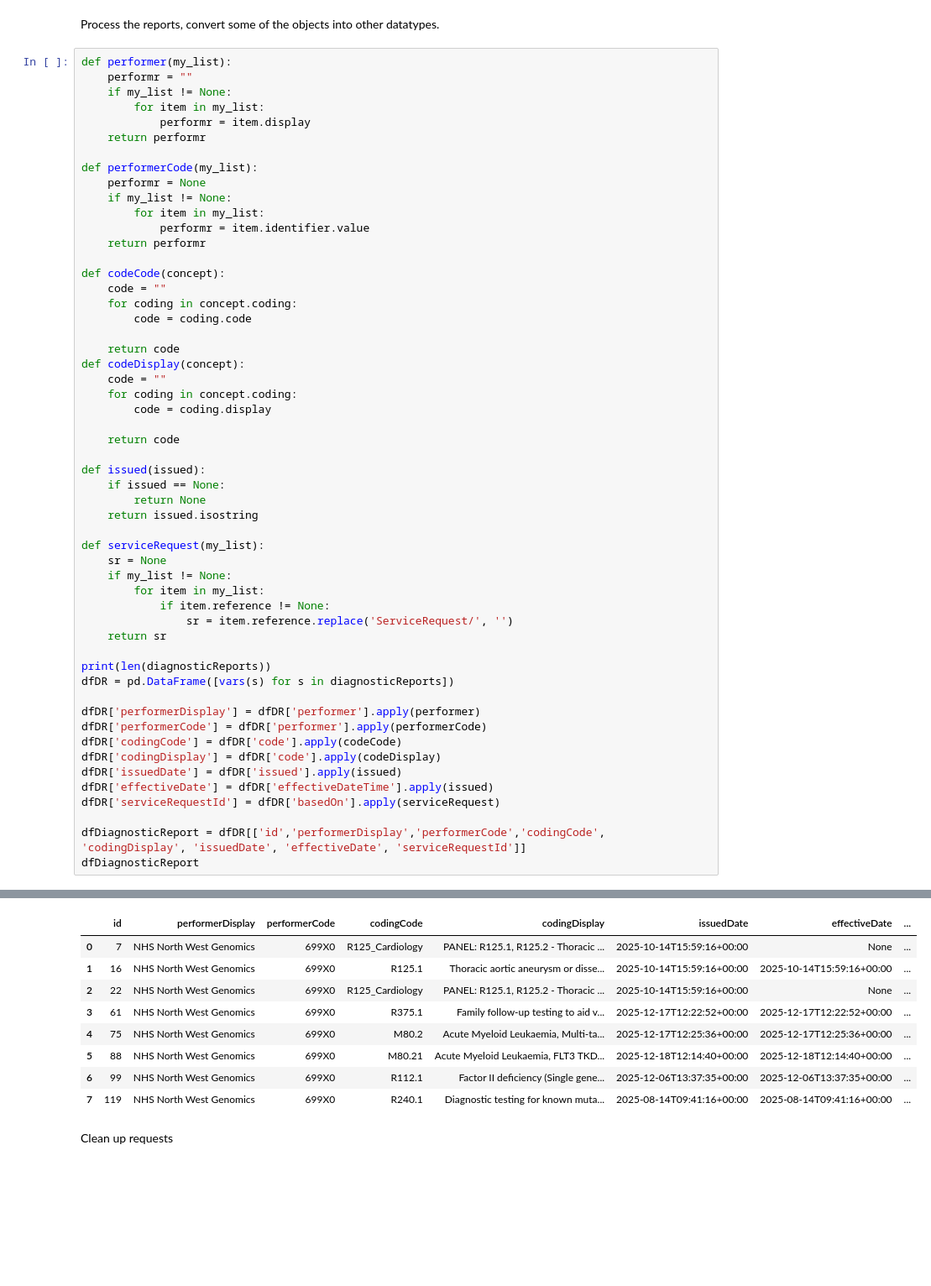
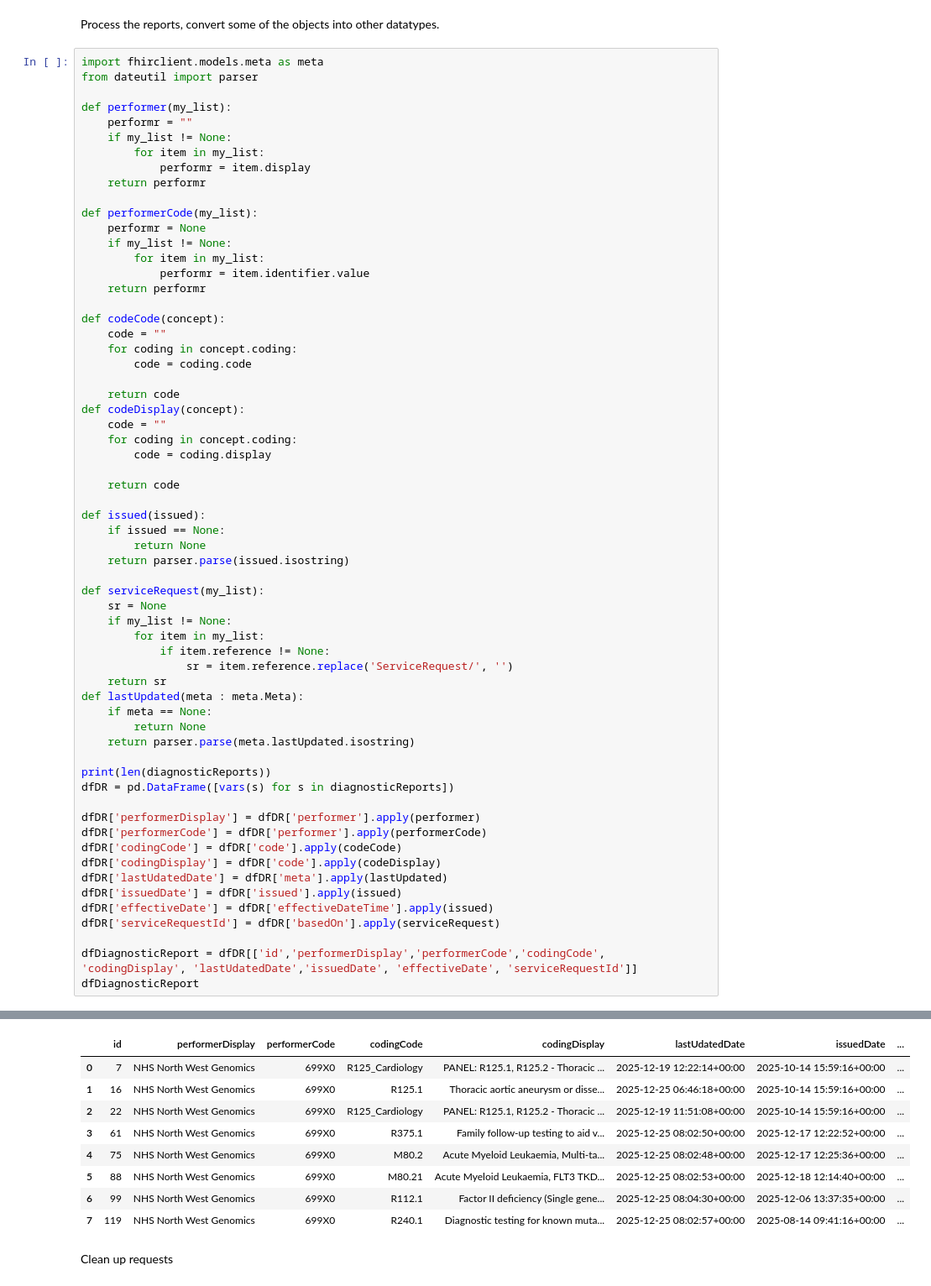
Before and after one commit to nw-gmsa/FHIR-REST-and-SQL-Examples, a Jupyter notebook: jupyter/Notebooks/HelloWorldREST.ipynb, the cells around one changed output, grey strips where cells are left out. Shown at 84% size. Saved outputs shown, nothing was run; the diff lists cells and outputs as text; blank space fills up the shorter version.

```diff
--- a/jupyter/Notebooks/HelloWorldREST.ipynb
+++ b/jupyter/Notebooks/HelloWorldREST.ipynb
@@ -167,6 +168,9 @@ Process the diaganostic reports
 # %% [markdown]
 Process the reports, convert some of the objects into other datatypes.
 # %%
+import fhirclient.models.meta as meta
+from dateutil import parser
+
 def performer(my_list):
     performr = ""
     if my_list != None:
@@ -193,44 +197,49 @@ def codeDisplay(concept):
         code = coding.display
 
     return code
 
 def issued(issued):
     if issued == None:
         return None
-    return issued.isostring
+    return parser.parse(issued.isostring)
 
 def serviceRequest(my_list):
     sr = None
     if my_list != None:
         for item in my_list:
             if item.reference != None:
                 sr = item.reference.replace('ServiceRequest/', '')
     return sr
+def lastUpdated(meta : meta.Meta):
+    if meta == None:
+        return None
+    return parser.parse(meta.lastUpdated.isostring)
 
 print(len(diagnosticReports))
 dfDR = pd.DataFrame([vars(s) for s in diagnosticReports])
 
 dfDR['performerDisplay'] = dfDR['performer'].apply(performer)
 dfDR['performerCode'] = dfDR['performer'].apply(performerCode)
 dfDR['codingCode'] = dfDR['code'].apply(codeCode)
 dfDR['codingDisplay'] = dfDR['code'].apply(codeDisplay)
+dfDR['lastUdatedDate'] = dfDR['meta'].apply(lastUpdated)
 dfDR['issuedDate'] = dfDR['issued'].apply(issued)
 dfDR['effectiveDate'] = dfDR['effectiveDateTime'].apply(issued)
 dfDR['serviceRequestId'] = dfDR['basedOn'].apply(serviceRequest)
 
-dfDiagnosticReport = dfDR[['id','performerDisplay','performerCode','codingCode', 'codingDisplay', 'issuedDate', 'effectiveDate', 'serviceRequestId']]
+dfDiagnosticReport = dfDR[['id','performerDisplay','performerCode','codingCode', 'codingDisplay', 'lastUdatedDate','issuedDate', 'effectiveDate', 'serviceRequestId']]
 dfDiagnosticReport
 # %% [output]
 8
-|  | id | performerDisplay | performerCode | codingCode | codingDisplay | issuedDate | effectiveDate | ... |
-| 0 | 7 | NHS North West Genomics | 699X0 | R125_Cardiology | PANEL: R125.1, R125.2 - Thoracic ... | 2025-10-14T15:59:16+00:00 | None | ... |
-| 1 | 16 | NHS North West Genomics | 699X0 | R125.1 | Thoracic aortic aneurysm or disse... | 2025-10-14T15:59:16+00:00 | 2025-10-14T15:59:16+00:00 | ... |
-| 2 | 22 | NHS North West Genomics | 699X0 | R125_Cardiology | PANEL: R125.1, R125.2 - Thoracic ... | 2025-10-14T15:59:16+00:00 | None | ... |
-| 3 | 61 | NHS North West Genomics | 699X0 | R375.1 | Family follow-up testing to aid v... | 2025-12-17T12:22:52+00:00 | 2025-12-17T12:22:52+00:00 | ... |
-| 4 | 75 | NHS North West Genomics | 699X0 | M80.2 | Acute Myeloid Leukaemia, Multi-ta... | 2025-12-17T12:25:36+00:00 | 2025-12-17T12:25:36+00:00 | ... |
-| 5 | 88 | NHS North West Genomics | 699X0 | M80.21 | Acute Myeloid Leukaemia, FLT3 TKD... | 2025-12-18T12:14:40+00:00 | 2025-12-18T12:14:40+00:00 | ... |
-| 6 | 99 | NHS North West Genomics | 699X0 | R112.1 | Factor II deficiency (Single gene... | 2025-12-06T13:37:35+00:00 | 2025-12-06T13:37:35+00:00 | ... |
-| 7 | 119 | NHS North West Genomics | 699X0 | R240.1 | Diagnostic testing for known muta... | 2025-08-14T09:41:16+00:00 | 2025-08-14T09:41:16+00:00 | ... |
+|  | id | performerDisplay | performerCode | codingCode | codingDisplay | lastUdatedDate | issuedDate | ... |
+| 0 | 7 | NHS North West Genomics | 699X0 | R125_Cardiology | PANEL: R125.1, R125.2 - Thoracic ... | 2025-12-19 12:22:14+00:00 | 2025-10-14 15:59:16+00:00 | ... |
+| 1 | 16 | NHS North West Genomics | 699X0 | R125.1 | Thoracic aortic aneurysm or disse... | 2025-12-25 06:46:18+00:00 | 2025-10-14 15:59:16+00:00 | ... |
+| 2 | 22 | NHS North West Genomics | 699X0 | R125_Cardiology | PANEL: R125.1, R125.2 - Thoracic ... | 2025-12-19 11:51:08+00:00 | 2025-10-14 15:59:16+00:00 | ... |
+| 3 | 61 | NHS North West Genomics | 699X0 | R375.1 | Family follow-up testing to aid v... | 2025-12-25 08:02:50+00:00 | 2025-12-17 12:22:52+00:00 | ... |
+| 4 | 75 | NHS North West Genomics | 699X0 | M80.2 | Acute Myeloid Leukaemia, Multi-ta... | 2025-12-25 08:02:48+00:00 | 2025-12-17 12:25:36+00:00 | ... |
+| 5 | 88 | NHS North West Genomics | 699X0 | M80.21 | Acute Myeloid Leukaemia, FLT3 TKD... | 2025-12-25 08:02:53+00:00 | 2025-12-18 12:14:40+00:00 | ... |
+| 6 | 99 | NHS North West Genomics | 699X0 | R112.1 | Factor II deficiency (Single gene... | 2025-12-25 08:04:30+00:00 | 2025-12-06 13:37:35+00:00 | ... |
+| 7 | 119 | NHS North West Genomics | 699X0 | R240.1 | Diagnostic testing for known muta... | 2025-12-25 08:02:57+00:00 | 2025-08-14 09:41:16+00:00 | ... |
 # %% [markdown]
 Clean up requests
 # %%
```
Also changed, not shown: parts of 4 cells of this notebook.
